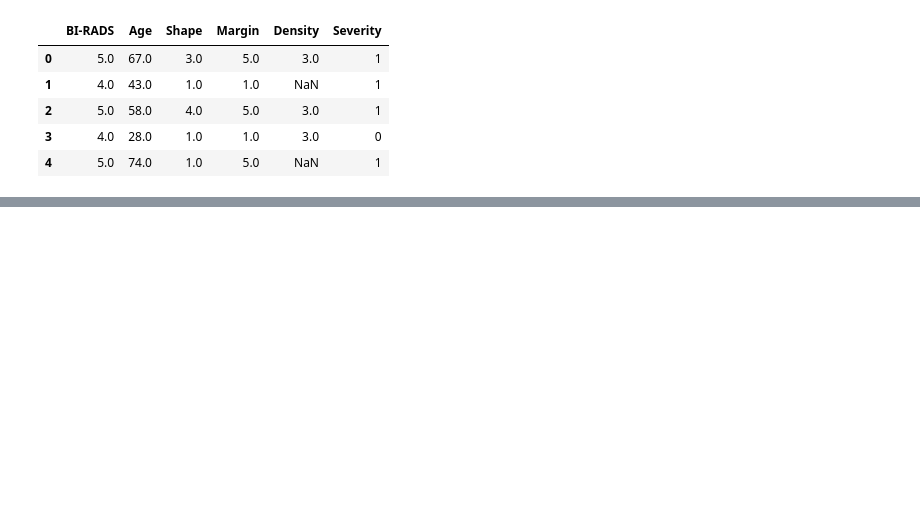
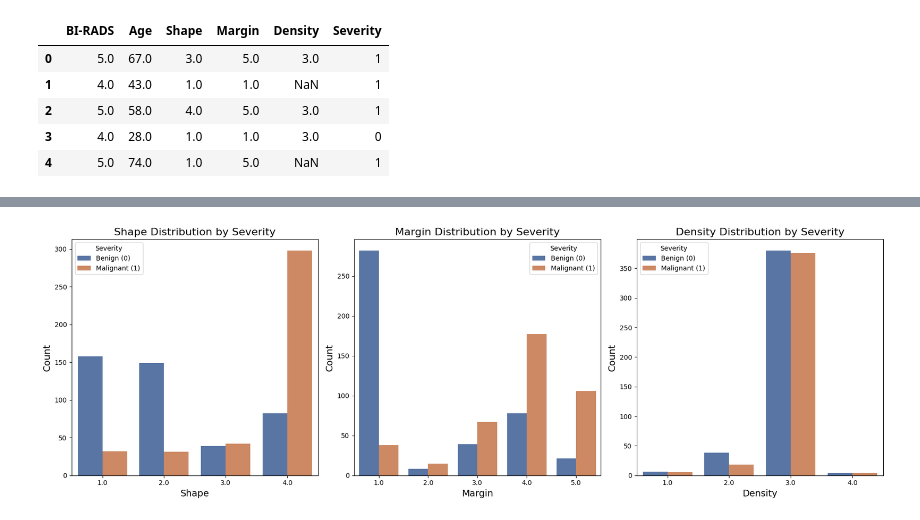
Before and after one commit to ceciliasant/AAproj1, a Jupyter notebook: proj1.ipynb, the cells around one changed output, grey strips where cells are left out. Cells and saved outputs as stored; diff of their text form; code cells hidden in the pictures; blank space fills up the shorter version.

```diff
--- a/proj1.ipynb
+++ b/proj1.ipynb
@@ -81,3 +89,19 @@ plt.show()
+# %%
+plt.figure(figsize=(18, 6))
+for i, col in enumerate(['Shape', 'Margin', 'Density'], 1):
+    plt.subplot(1, 3, i)
+    sns.countplot(data=df, x=col, hue='Severity', palette='deep')
+    plt.title(f'{col} Distribution by Severity', fontsize=16)
+    plt.xlabel(col, fontsize=14)
+    plt.ylabel('Count', fontsize=14)
+    plt.legend(title='Severity', labels=['Benign (0)', 'Malignant (1)'])
+
+plt.tight_layout()
+plt.show()
+
+# margin and shape seem to be strong indicators of severity
+# %% [output]
+[figure, added]
 # %%
 ## Correlation matrix
 
```
Also changed, not shown: parts of 10 cells of this notebook.
